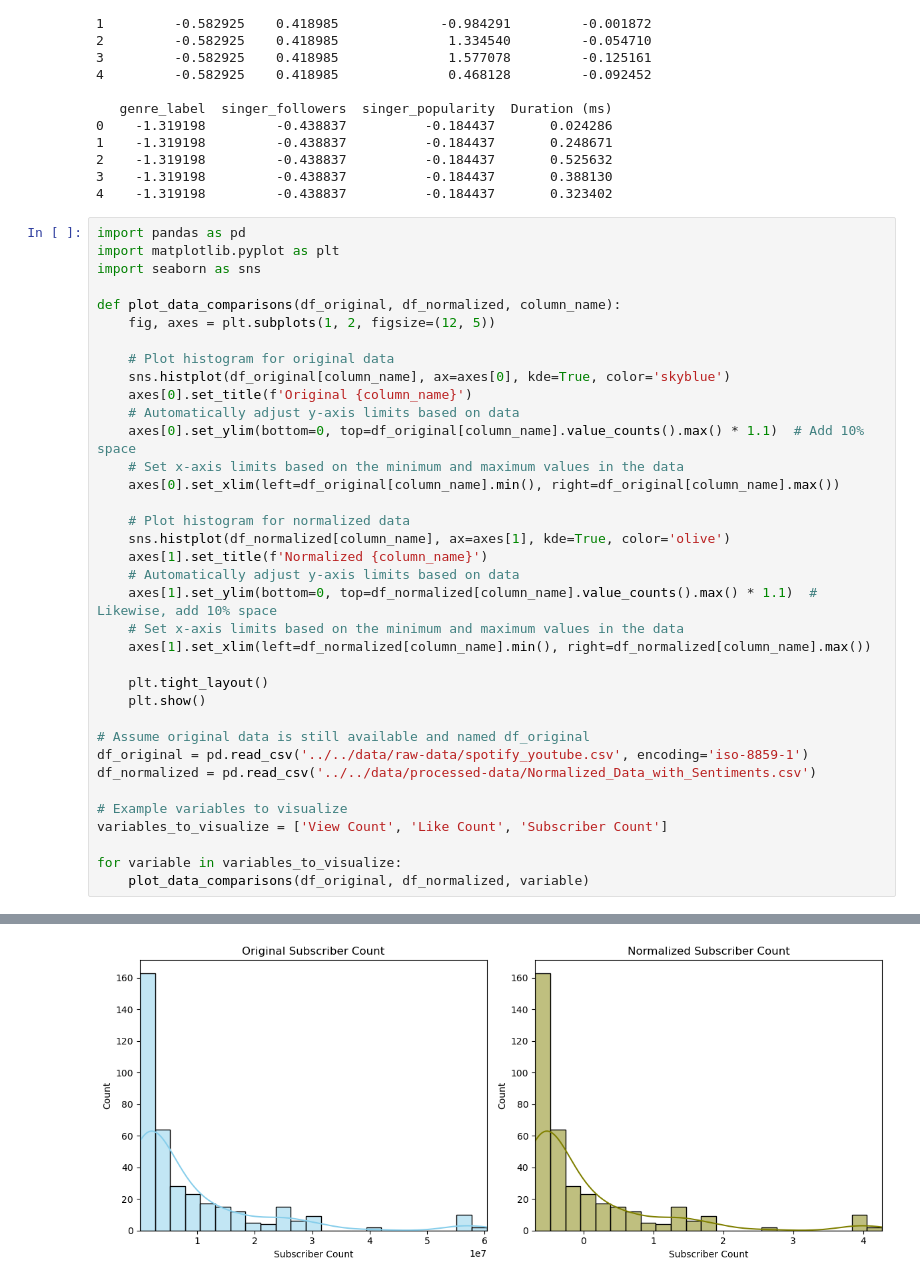
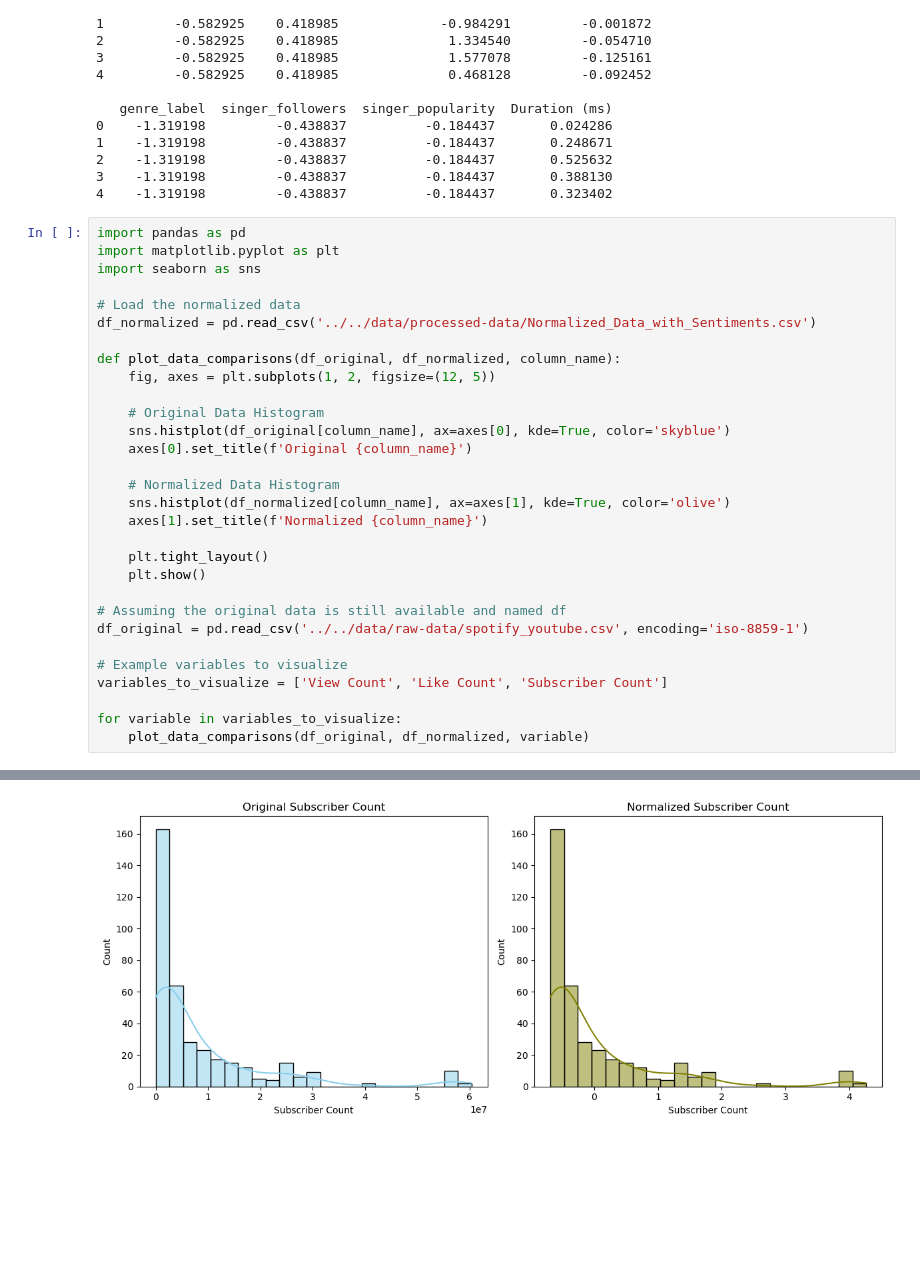
Before and after one commit to Jaycallyz/DSAN-5000-Project, a Jupyter notebook: technical-details/data-cleaning/main.ipynb, the cells around one changed output, grey strips where cells are left out. Drawn from its saved outputs; the diff is of its cells as text; blank space fills up the shorter version.

```diff
--- a/technical-details/data-cleaning/main.ipynb
+++ b/technical-details/data-cleaning/main.ipynb
@@ -158,31 +158,25 @@ import pandas as pd
 import matplotlib.pyplot as plt
 import seaborn as sns
 
+# Load the normalized data
+df_normalized = pd.read_csv('../../data/processed-data/Normalized_Data_with_Sentiments.csv')
+
 def plot_data_comparisons(df_original, df_normalized, column_name):
     fig, axes = plt.subplots(1, 2, figsize=(12, 5))
 
-    # Plot histogram for original data
+    # Original Data Histogram
     sns.histplot(df_original[column_name], ax=axes[0], kde=True, color='skyblue')
     axes[0].set_title(f'Original {column_name}')
-    # Automatically adjust y-axis limits based on data
-    axes[0].set_ylim(bottom=0, top=df_original[column_name].value_counts().max() * 1.1)  # Add 10% space
-    # Set x-axis limits based on the minimum and maximum values in the data
-    axes[0].set_xlim(left=df_original[column_name].min(), right=df_original[column_name].max())
 
-    # Plot histogram for normalized data
+    # Normalized Data Histogram
     sns.histplot(df_normalized[column_name], ax=axes[1], kde=True, color='olive')
     axes[1].set_title(f'Normalized {column_name}')
-    # Automatically adjust y-axis limits based on data
-    axes[1].set_ylim(bottom=0, top=df_normalized[column_name].value_counts().max() * 1.1)  # Likewise, add 10% space
-    # Set x-axis limits based on the minimum and maximum values in the data
-    axes[1].set_xlim(left=df_normalized[column_name].min(), right=df_normalized[column_name].max())
 
     plt.tight_layout()
     plt.show()
 
-# Assume original data is still available and named df_original
+# Assuming the original data is still available and named df
 df_original = pd.read_csv('../../data/raw-data/spotify_youtube.csv', encoding='iso-8859-1')
-df_normalized = pd.read_csv('../../data/processed-data/Normalized_Data_with_Sentiments.csv')
 
 # Example variables to visualize
 variables_to_visualize = ['View Count', 'Like Count', 'Subscriber Count']
@@ -195 +189 @@ for variable in variables_to_visualize:
-[figure, old version]
+[figure, new version]
```
Also changed, not shown: parts of 1 cell of this notebook, 10 other files.
